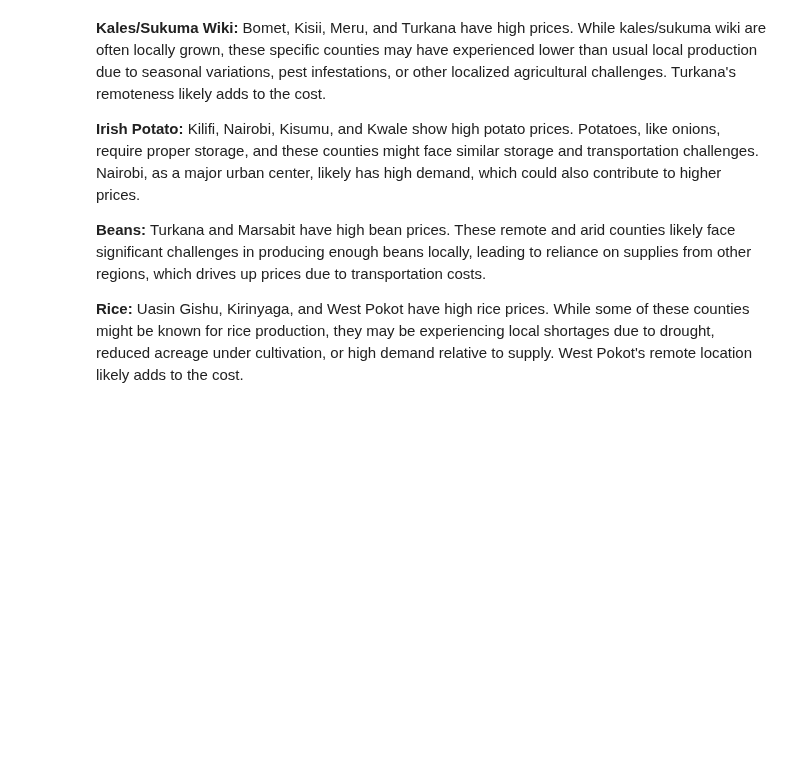
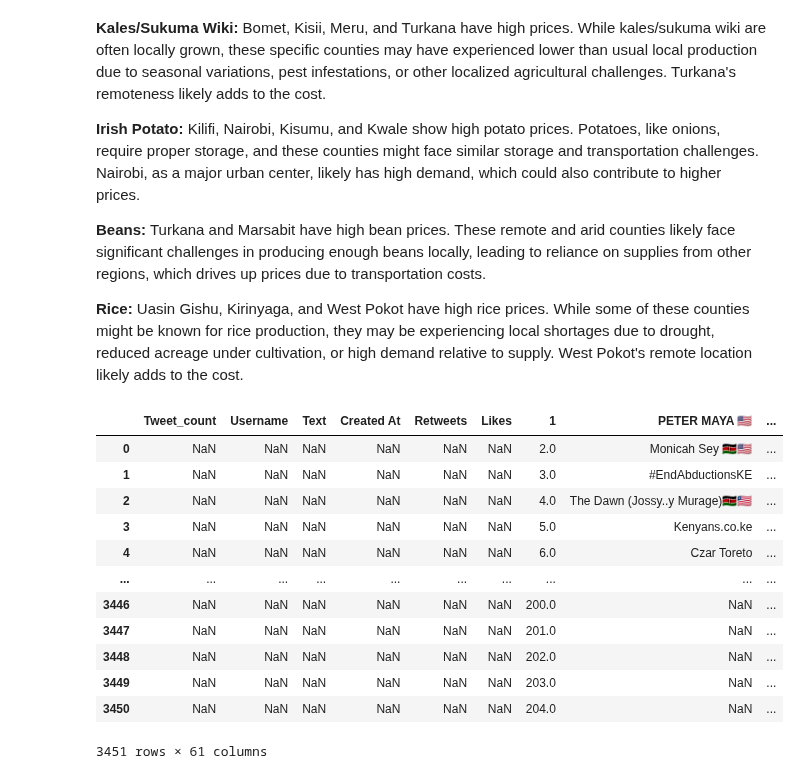
Before and after one commit to Logan-BCM/AgriPriceForecast-Kenya, a Jupyter notebook: Project.ipynb, the cells around one changed output. Saved outputs shown, nothing was run; the diff lists cells and outputs as text; code cells hidden in the pictures; blank space fills up the shorter version.

Commit message:
Combined tweets csv

```diff
--- a/Project.ipynb
+++ b/Project.ipynb
@@ -1080,3 +1080,39 @@ plt.show()
 **Beans:** Turkana and Marsabit have high bean prices. These remote and arid counties likely face significant challenges in producing enough beans locally, leading to reliance on supplies from other regions, which drives up prices due to transportation costs.
 
 **Rice:** Uasin Gishu, Kirinyaga, and West Pokot have high rice prices.  While some of these counties might be known for rice production, they may be experiencing local shortages due to drought, reduced acreage under cultivation, or high demand relative to supply.  West Pokot's remote location likely adds to the cost.
+# %%
+# Set the directory containing your CSV files
+tweets_csv_directory = ".\\scripts\\Twitter"  # Replace with the path to your directory
+
+# Use glob to match all CSV files in the directory
+tweet_csv_files = glob.glob(os.path.join(tweets_csv_directory, '*.csv'))
+
+# Initialize an empty list to hold DataFrames
+tweets_data_frames = []
+
+# Iterate over the list of CSV files
+for file in tweet_csv_files:
+    # Read each CSV file into a DataFrame
+    tweet_df = pd.read_csv(file)
+    # Append the DataFrame to the list
+    tweets_data_frames.append(tweet_df)
+
+# Concatenate all DataFrames in the list into a single DataFrame
+tweets_combined_df = pd.concat(tweets_data_frames, ignore_index=True)
+
+# printing part of the combined dataframe
+tweets_combined_df
+# %% [output]
+|  | Tweet_count | Username | Text | Created At | Retweets | Likes | 1 | PETER MAYA 🇺🇸 | ... |
+| 0 | NaN | NaN | NaN | NaN | NaN | NaN | 2.0 | Monicah Sey 🇰🇪🇺🇸 | ... |
+| 1 | NaN | NaN | NaN | NaN | NaN | NaN | 3.0 | #EndAbductionsKE | ... |
+| 2 | NaN | NaN | NaN | NaN | NaN | NaN | 4.0 | The Dawn (Jossy..y Murage)🇰🇪🇱🇷 | ... |
+| 3 | NaN | NaN | NaN | NaN | NaN | NaN | 5.0 | Kenyans.co.ke | ... |
+| 4 | NaN | NaN | NaN | NaN | NaN | NaN | 6.0 | Czar Toreto | ... |
+| ... | ... | ... | ... | ... | ... | ... | ... | ... | ... |
+| 3446 | NaN | NaN | NaN | NaN | NaN | NaN | 200.0 | NaN | ... |
+| 3447 | NaN | NaN | NaN | NaN | NaN | NaN | 201.0 | NaN | ... |
+| 3448 | NaN | NaN | NaN | NaN | NaN | NaN | 202.0 | NaN | ... |
+| 3449 | NaN | NaN | NaN | NaN | NaN | NaN | 203.0 | NaN | ... |
+| 3450 | NaN | NaN | NaN | NaN | NaN | NaN | 204.0 | NaN | ... |
+3451 rows × 61 columns
```
